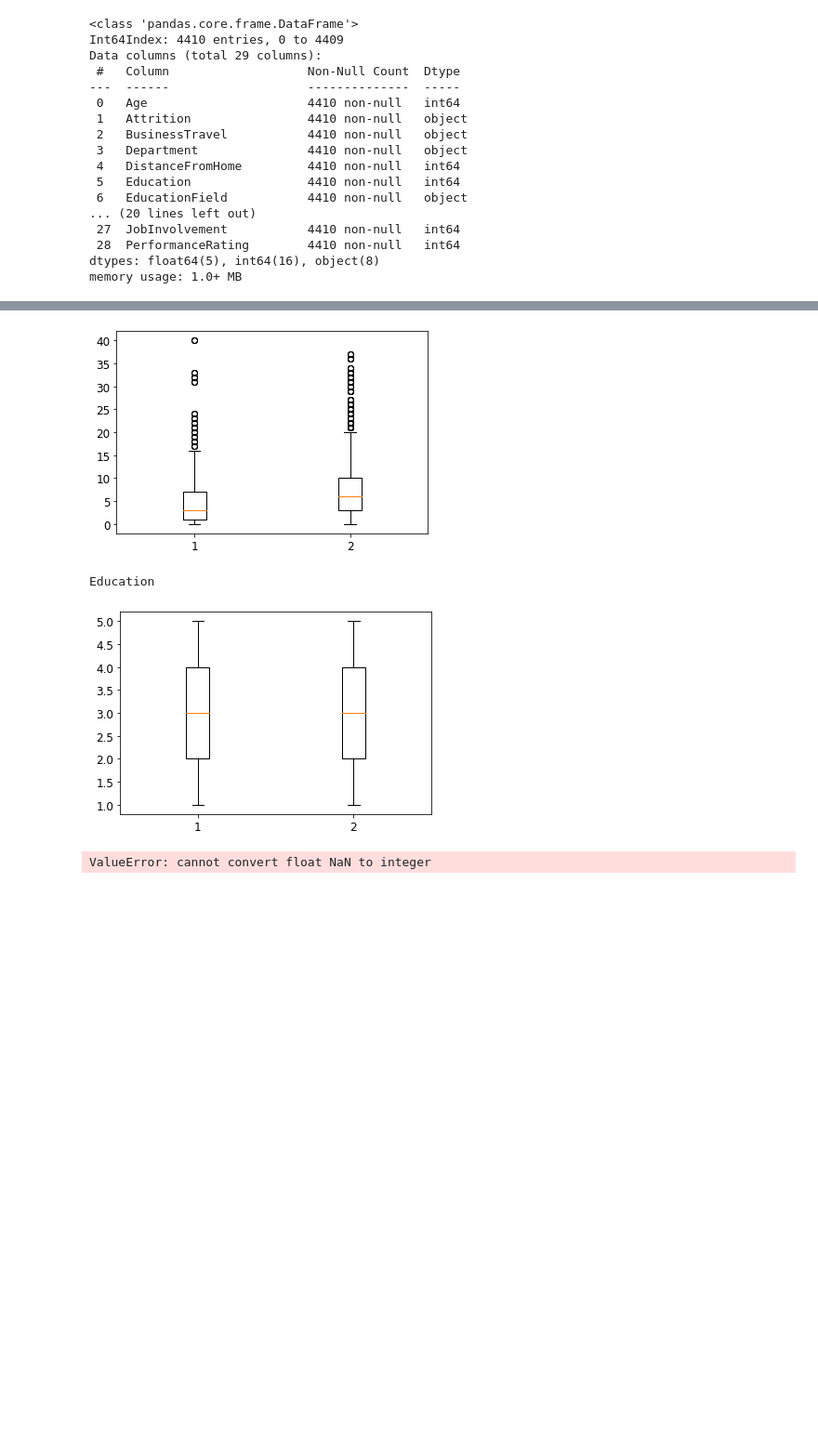
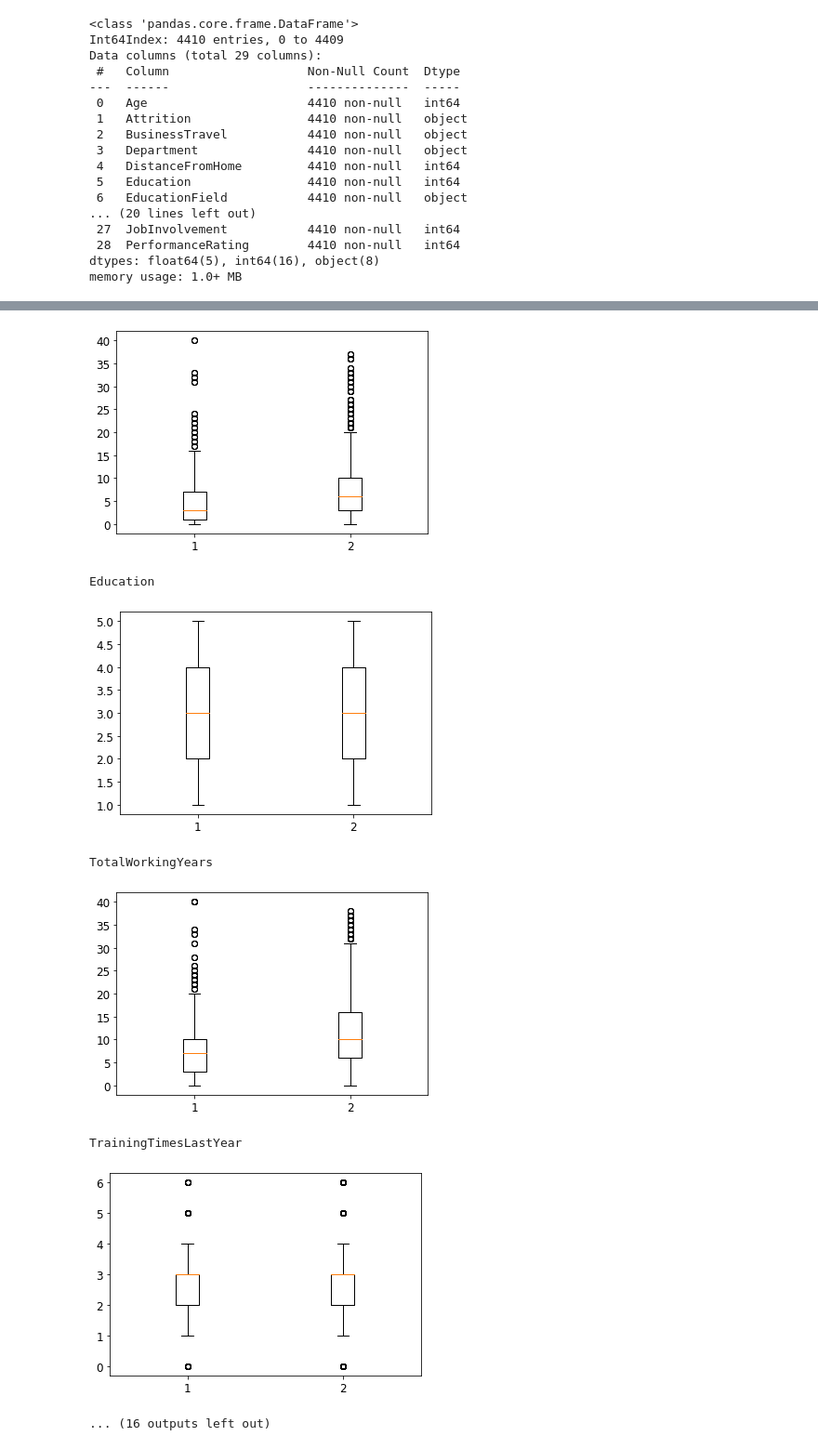
Before and after one commit to KindPixel/Projet-IA, a Jupyter notebook: ProjetIA.ipynb, the cells around one changed output, grey strips where cells are left out. Shown: that part at 93% size. Saved outputs shown, nothing was run; the diff lists cells and outputs as text; code cells hidden in the pictures; blank space fills up the shorter version.

```diff
--- a/ProjetIA.ipynb
+++ b/ProjetIA.ipynb
@@ -76,3 +85,15 @@ dataset["Attrition"].hist()
+# %%
+#https://prod.liveshare.vsengsaas.visualstudio.com/join?6712A4B62ABC55A3AC374AFD25A834927C4D
+
+incomplete_attributes = ["NumCompaniesWorked","JobSatisfaction","EnvironmentSatisfaction","WorkLifeBalance", "TotalWorkingYears"]
+
+for attribute in incomplete_attributes:
+	median = dataset[attribute].median()
+	dataset[attribute].fillna(median, inplace=True) # option 3
+
+#Autre methode
+# from sklearn.impute import SimpleImputer
+# imputer = SimpleImputer(missing_values=np.nan, strategy="median")
 # %%
 dataset.info()
 # %% [output]
@@ -123,27 +117,33 @@ Name: PercentSalaryHike, dtype: float64
 # %%
-rawArray = ["Age","DistanceFromHome","YearsAtCompany","Education","TotalWorkingYears","TrainingTimesLastYear","YearsAtCompany","YearsSinceLastPromotion","YearsWithCurrManager","EnvironmentSatisfaction"]
+rawArray = ["Age","DistanceFromHome","YearsAtCompany","Education","TotalWorkingYears",
+	"TrainingTimesLastYear","YearsAtCompany","YearsSinceLastPromotion","YearsWithCurrManager",
+	"EnvironmentSatisfaction", "JobSatisfaction", "WorkLifeBalance","JobInvolvement", "NumCompaniesWorked" ]
 
-# dataset_yes = dataset.where(dataset["Attrition"]=="Yes", 0)
-# dataset_no  = dataset.where(dataset["Attrition"]=="No", 1)
+dataset_yes = dataset.where(dataset["Attrition"]=="Yes", 0)
+dataset_no  = dataset.where(dataset["Attrition"]=="No", 1)
 
 dataset_yes = dataset_yes.loc[dataset_yes["Attrition"] != 0]
 dataset_no = dataset_no.loc[dataset_no["Attrition"] != 1]
 
 print("Attrition is NO: " , len(dataset_no) ," Attrition is YES: " , len(dataset_yes))
 
 
 for col in rawArray:
     plt.boxplot([dataset_yes[col].apply(np.int64), dataset_no[col].apply(np.int64)])
     print(col)
     plt.show()
 # %% [output]
 Attrition is NO:  3699  Attrition is YES:  711
 Age
 [figure]
 DistanceFromHome
 [figure]
 YearsAtCompany
 [figure]
 Education
 [figure]
-ValueError: cannot convert float NaN to integer
+TotalWorkingYears
+[figure, added]
+TrainingTimesLastYear
+[figure, added]
+... (16 outputs left out)
```
Also changed, not shown: parts of 5 cells of this notebook.
